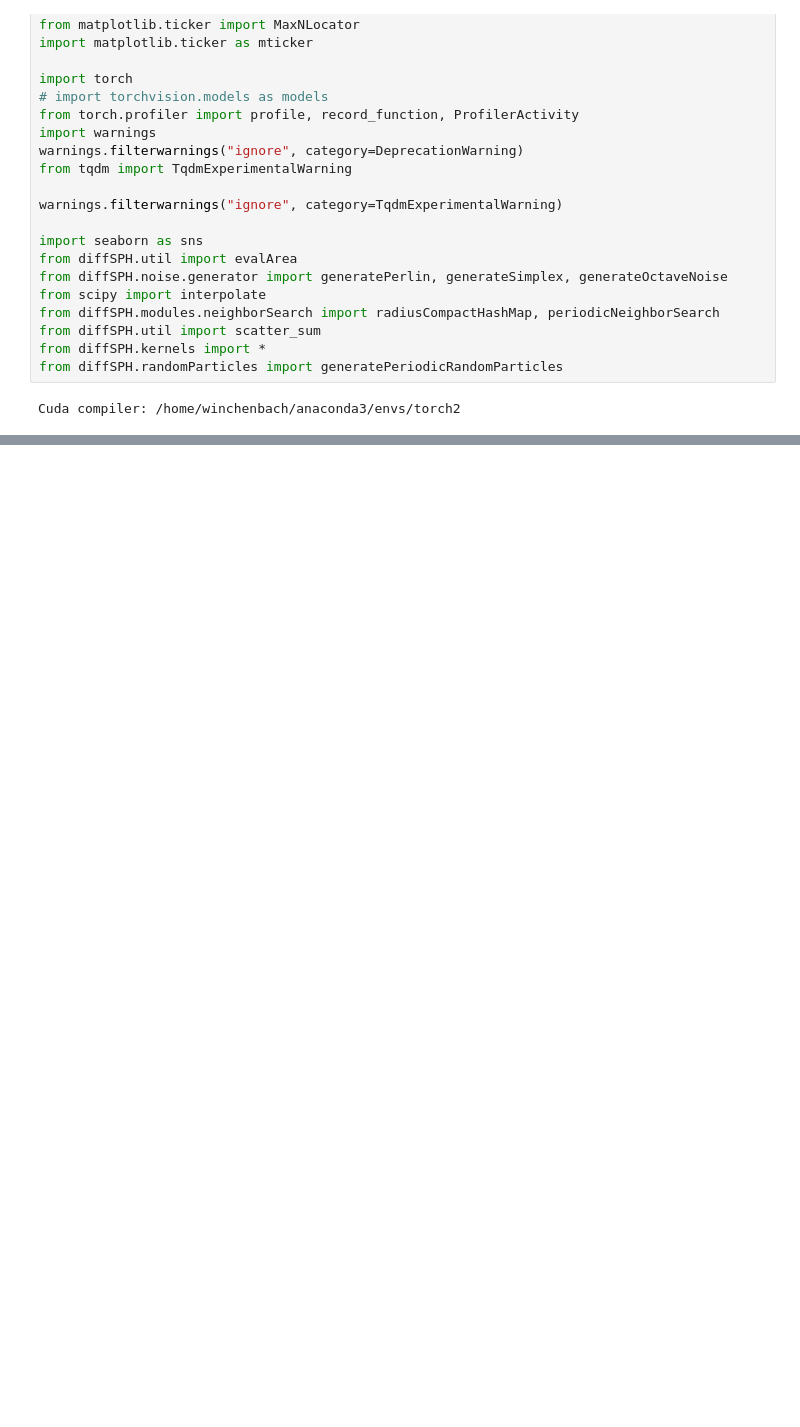
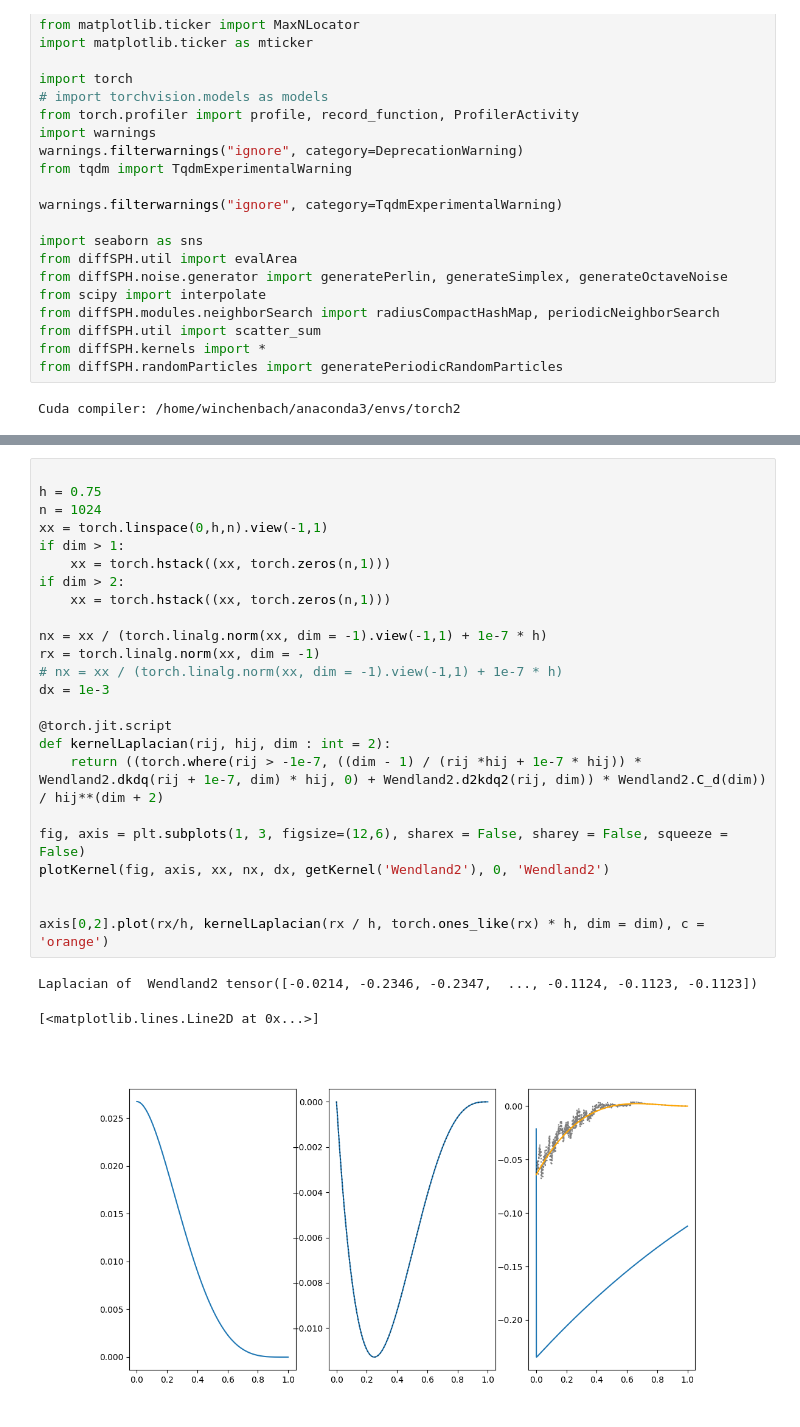
Before and after one commit to wi-re/diffSPH, a Jupyter notebook: Kernels.ipynb, the cells around one changed output, grey strips where cells are left out. Cells and saved outputs as stored; diff of their text form; blank space fills up the shorter version.

```diff
--- a/Kernels.ipynb
+++ b/Kernels.ipynb
@@ -102,0 +172,28 @@ fig.tight_layout()
+# %%
+
+h = 0.75
+n = 1024
+xx = torch.linspace(0,h,n).view(-1,1)
+if dim > 1:
+    xx = torch.hstack((xx, torch.zeros(n,1)))
+if dim > 2:
+    xx = torch.hstack((xx, torch.zeros(n,1)))
+
+nx = xx / (torch.linalg.norm(xx, dim = -1).view(-1,1) + 1e-7 * h)
+rx = torch.linalg.norm(xx, dim = -1)
+# nx = xx / (torch.linalg.norm(xx, dim = -1).view(-1,1) + 1e-7 * h)
+dx = 1e-3
+
+@torch.jit.script
+def kernelLaplacian(rij, hij, dim : int = 2):
+    return ((torch.where(rij > -1e-7, ((dim - 1) / (rij *hij + 1e-7 * hij)) * Wendland2.dkdq(rij + 1e-7, dim) * hij, 0) + Wendland2.d2kdq2(rij, dim)) * Wendland2.C_d(dim)) / hij**(dim + 2)
+
+fig, axis = plt.subplots(1, 3, figsize=(12,6), sharex = False, sharey = False, squeeze = False)
+plotKernel(fig, axis, xx, nx, dx, getKernel('Wendland2'), 0, 'Wendland2')
+
+
+axis[0,2].plot(rx/h, kernelLaplacian(rx / h, torch.ones_like(rx) * h, dim = dim), c = 'orange')
+# %% [output]
+Laplacian of  Wendland2 tensor([-0.0214, -0.2346, -0.2347,  ..., -0.1124, -0.1123, -0.1123])
+[<matplotlib.lines.Line2D at 0x...>]
+[figure, added]
```
Also changed, not shown: parts of 4 cells of this notebook, 12 other files.
